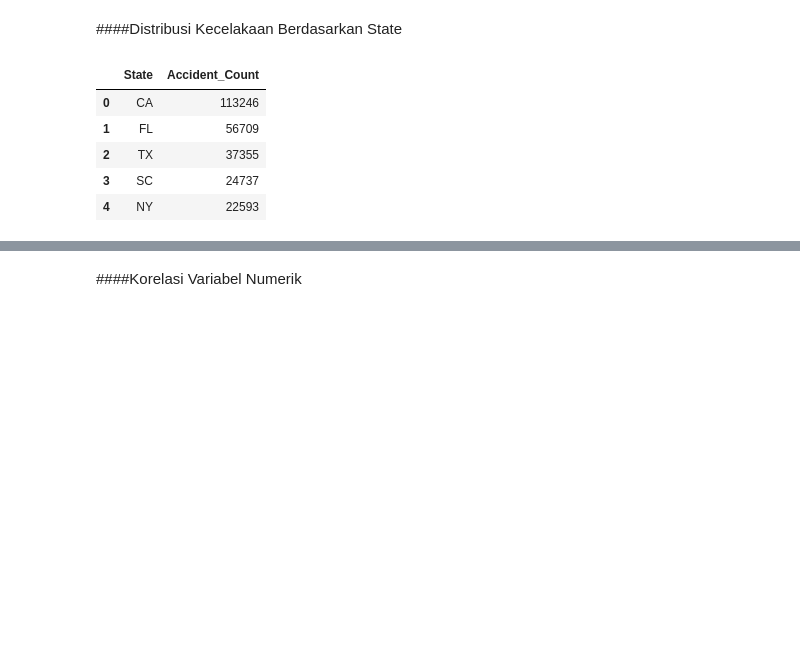
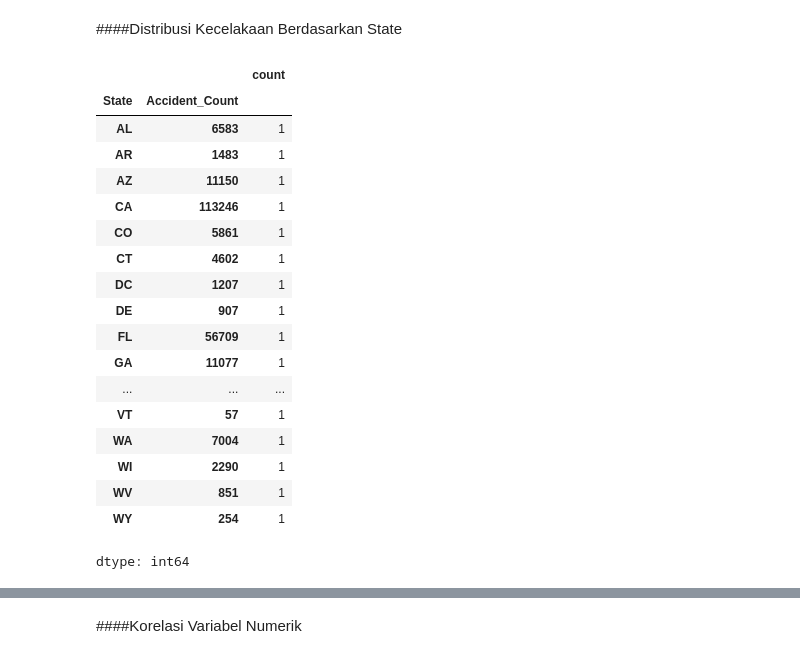
Before and after one commit to AhsanDz/4-Ahsan, a Jupyter notebook: EDA_Ahsan.ipynb, the cells around one changed output, grey strips where cells are left out. Cells and saved outputs as stored; diff of their text form; code cells hidden in the pictures; blank space fills up the shorter version.

```diff
--- a/EDA_Ahsan.ipynb
+++ b/EDA_Ahsan.ipynb
@@ -668,15 +668,29 @@ plt.show()
 # %%
 state_counts = df["State"].value_counts().reset_index()
 state_counts.columns = ["State", "Accident_Count"]
 
 state_counts.head()
+state_counts.value_counts()
 # %% [output]
-|  | State | Accident_Count |
-| 0 | CA | 113246 |
-| 1 | FL | 56709 |
-| 2 | TX | 37355 |
-| 3 | SC | 24737 |
-| 4 | NY | 22593 |
+|  |  | count |
+| State | Accident_Count |  |
+| AL | 6583 | 1 |
+| AR | 1483 | 1 |
+| AZ | 11150 | 1 |
+| CA | 113246 | 1 |
+| CO | 5861 | 1 |
+| CT | 4602 | 1 |
+| DC | 1207 | 1 |
+| DE | 907 | 1 |
+| FL | 56709 | 1 |
+| GA | 11077 | 1 |
+| ... | ... | ... |
+| VT | 57 | 1 |
+| WA | 7004 | 1 |
+| WI | 2290 | 1 |
+| WV | 851 | 1 |
+| WY | 254 | 1 |
+dtype: int64
 # %%
 fig = px.choropleth(
     state_counts,
```
Also changed, not shown: parts of 1 cell of this notebook.
